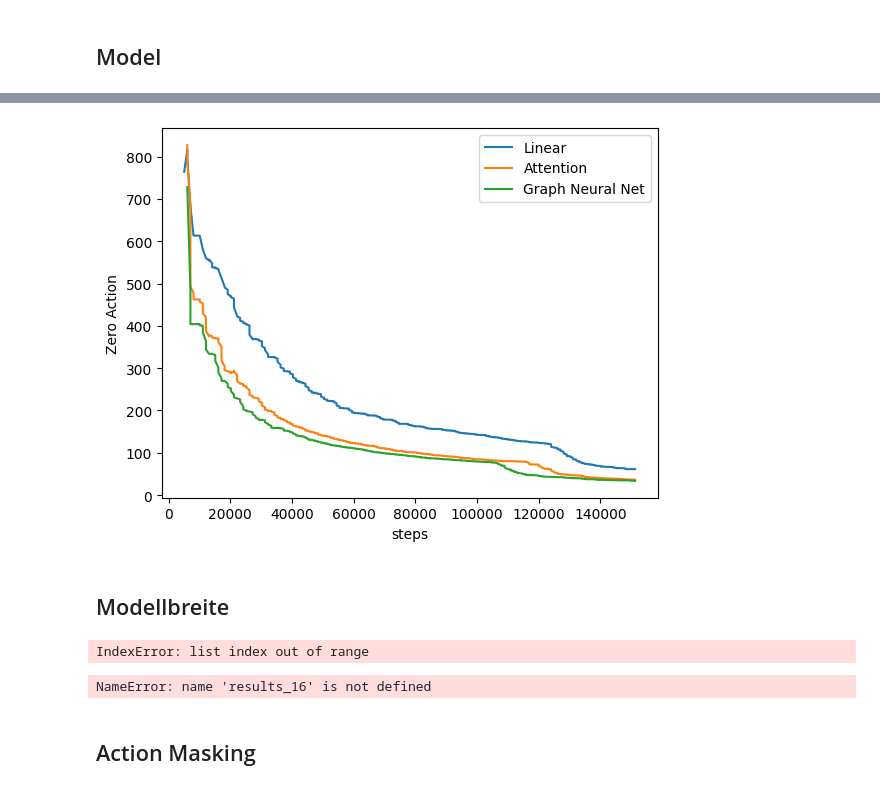
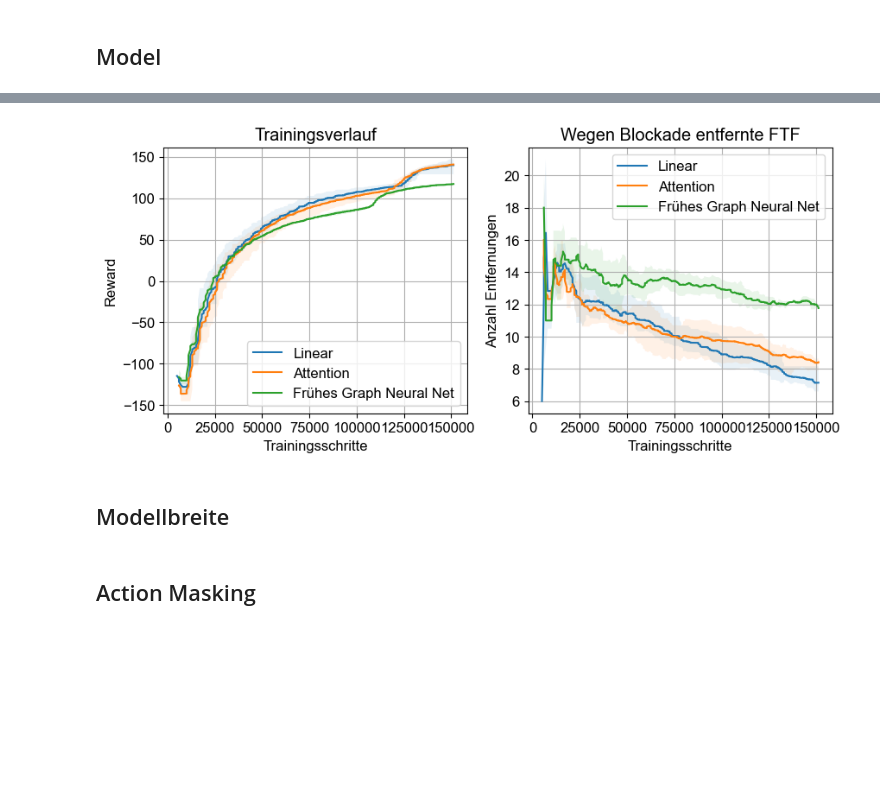
Before and after one commit to tobihoernchen/thesis, a Jupyter notebook: exploration/MiniMatrix/evaluation.ipynb, the cells around one changed output, grey strips where cells are left out. Drawn from its saved outputs; the diff is of its cells as text; code cells hidden in the pictures; blank space fills up the shorter version.

```diff
--- a/exploration/MiniMatrix/evaluation.ipynb
+++ b/exploration/MiniMatrix/evaluation.ipynb
@@ -143,6 +181,7 @@ plot([results_3, results_4, results_5], ["1e-3", "1e-4", "1e-5"], "steps", "mean
 # %% [markdown]
 ## Model
 # %%
-results_lin = mean(import_data(path, "03_gamma_0_9_", 'ray/tune/episode_reward_mean'))
-results_attn = mean(import_data(path, "05_model_attn", 'ray/tune/episode_reward_mean'))
-results_gnn = mean(import_data(path, "05_model_gnn", 'ray/tune/episode_reward_mean', exclude = ["09-34"]))
+tags = ['ray/tune/episode_reward_mean', 'ray/tune/custom_metrics/block_mean']
+results_lin = mean_min_max(import_data(path, "03_gamma_0_9_", tags))
+results_attn = mean_min_max(import_data(path, "05_model_attn", tags))
+results_gnn = mean_min_max(import_data(path, "05_model_gnn", tags, exclude = ["09-34"]))
@@ -153,5 +187,0 @@ plot([results_lin, results_attn, results_gnn], ["Linear", "Attention", "Graph Ne
-# %%
-results_lin = mean(import_data(path, "03_gamma_0_9_", 'ray/tune/custom_metrics/block_mean'))
-results_attn = mean(import_data(path, "05_model_attn", 'ray/tune/custom_metrics/block_mean'))
-results_gnn = mean(import_data(path, "05_model_gnn", 'ray/tune/custom_metrics/block_mean', exclude = ["09-34"]))
-plot([results_lin, results_attn, results_gnn], ["Linear", "Attention", "Graph Neural Net"], "steps", "number of blocks")
@@ -160,7 +188,8 @@ plot([results_lin, results_attn, results_gnn], ["Linear", "Attention", "Graph Ne
-# %%
-results_lin = mean(import_data(path, "03_gamma_0_9_", 'ray/tune/custom_metrics/taken_invalid_mean'))
-results_attn = mean(import_data(path, "05_model_attn", 'ray/tune/custom_metrics/taken_invalid_mean'))
-results_gnn = mean(import_data(path, "05_model_gnn", 'ray/tune/custom_metrics/taken_invalid_mean', exclude = ["09-34"]))
-plot([results_lin, results_attn, results_gnn], ["Linear", "Attention", "Graph Neural Net"], "steps", "Zero Action")
-# %% [output]
-[figure, removed]
+# %%
+fig, axs = plt.subplots(1,2, figsize = (10,4))
+axs[0].set_title("Trainingsverlauf")
+plot([results_lin[tags[0]], results_attn[tags[0]], results_gnn[tags[0]]], ["Linear", "Attention", "Frühes Graph Neural Net"], "Trainingsschritte", "Reward", axs[0])
+axs[1].set_title("Wegen Blockade entfernte FTF")
+plot([results_lin[tags[1]], results_attn[tags[1]], results_gnn[tags[1]]], ["Linear", "Attention", "Frühes Graph Neural Net"], "Trainingsschritte", "Anzahl Entfernungen", axs[1])
+# %% [output]
+[figure, added]
@@ -167,15 +199,9 @@ plot([results_lin, results_attn, results_gnn], ["Linear", "Attention", "Graph Ne
 # %% [markdown]
 ## Modellbreite
 # %%
-results_16 = mean(import_data(path, "06_embed_16", 'ray/tune/episode_reward_mean'))
-results_32 = mean(import_data(path, "03_gamma_0_9_", 'ray/tune/episode_reward_mean'))
-results_64 = mean(import_data(path, "06_embed_64", 'ray/tune/episode_reward_mean'))
+results_16 = mean_min_max(import_data(path, "06_embed_16", 'ray/tune/episode_reward_mean'))
+results_32 = mean_min_max(import_data(path, "03_gamma_0_9_", 'ray/tune/episode_reward_mean'))
+results_64 = mean_min_max(import_data(path, "06_embed_64", 'ray/tune/episode_reward_mean'))
-# %% [output]
-IndexError: list index out of range
-# %%
-plot([results_16, results_32, results_64], ["16", "32", "64"], "steps", "mean_reward")
-# %% [output]
-NameError: name 'results_16' is not defined
 # %% [markdown]
 ## Action Masking
 # %%
```
Also changed, not shown: parts of 104 cells of this notebook, 16 other files.
